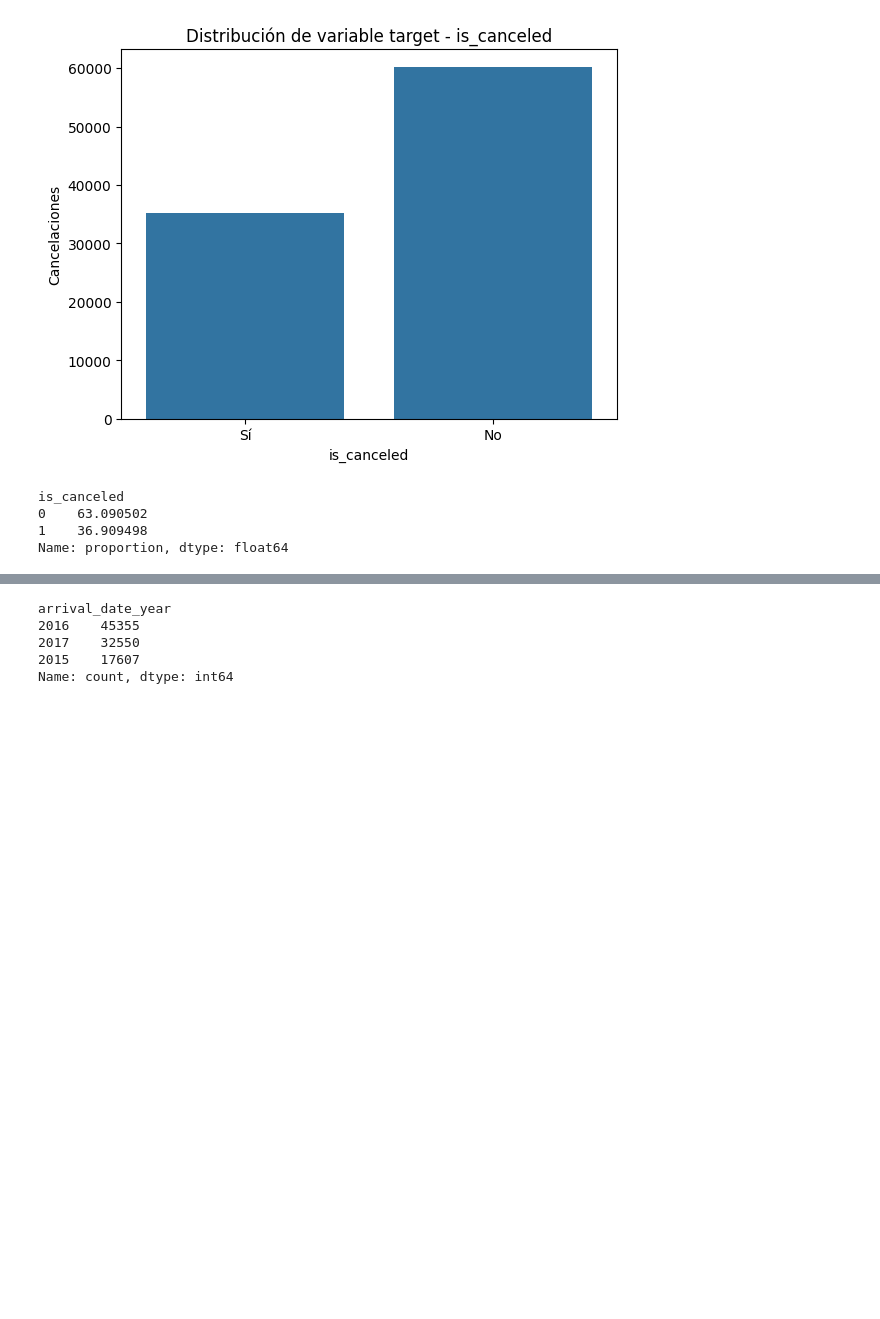
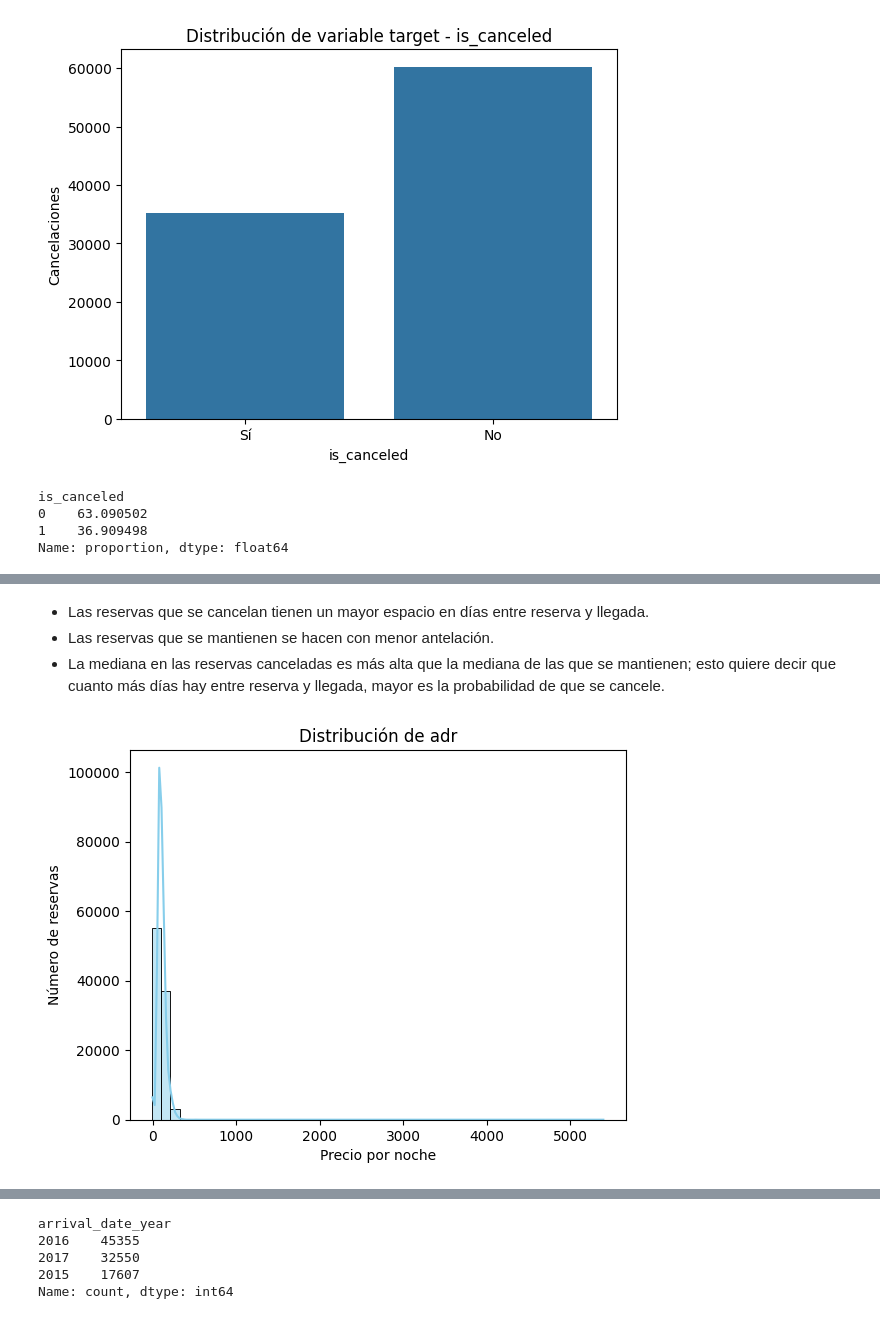
Before and after one commit to eleacos/ML_hotel_booking, a Jupyter notebook: src/notebooks/parte_1_Brenda.ipynb, the cells around one changed output, grey strips where cells are left out. Saved outputs shown, nothing was run; the diff lists cells and outputs as text; code cells hidden in the pictures; blank space fills up the shorter version.

```diff
--- a/src/notebooks/parte_1_Brenda.ipynb
+++ b/src/notebooks/parte_1_Brenda.ipynb
@@ -156,0 +306,13 @@ Name: proportion, dtype: float64
+# %% [markdown]
+- Las reservas que se cancelan tienen un mayor espacio en días entre reserva y llegada.
+- Las reservas que se mantienen se hacen con menor antelación.
+- La mediana en las reservas canceladas es más alta que la mediana de las que se mantienen; esto quiere decir que cuanto más días hay entre reserva y llegada, mayor es la probabilidad de que se cancele.
+# %%
+# adr (average daily rate):
+sns.histplot(train_set["adr"], bins=50, kde=True, color="skyblue")
+plt.title("Distribución de adr")
+plt.xlabel("Precio por noche")
+plt.ylabel("Número de reservas")
+plt.show();
+# %% [output]
+[figure, added]
```
Also changed, not shown: parts of 59 cells of this notebook.
